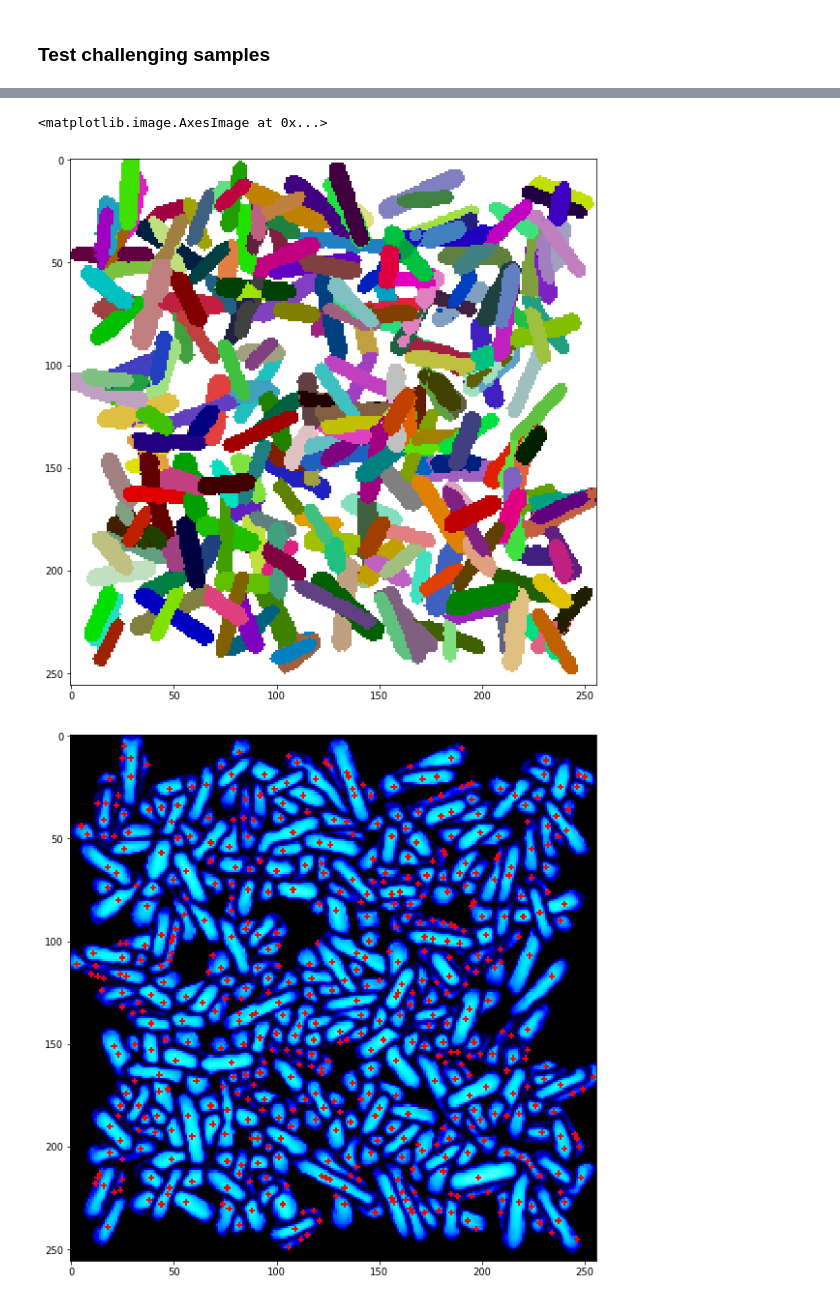
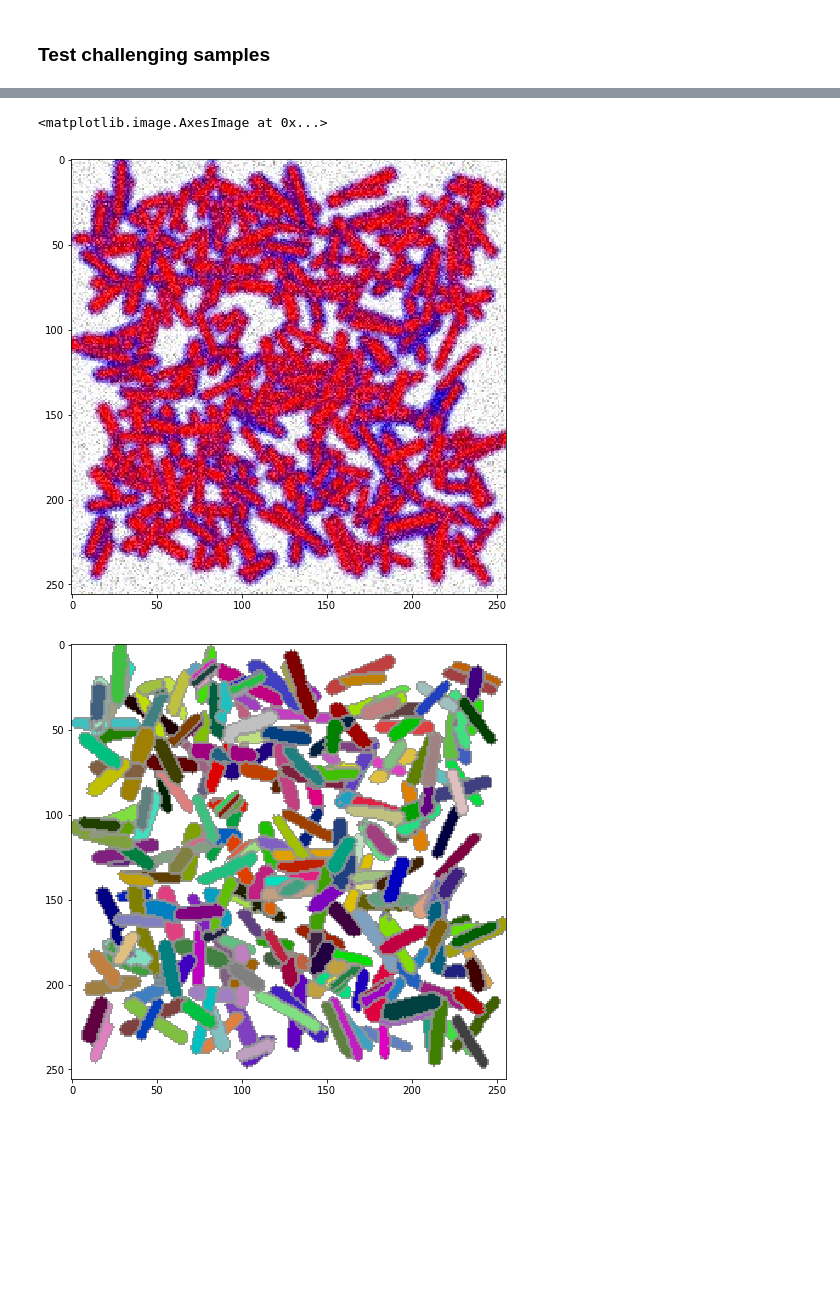
Before and after one commit to SamsungLabs/adaptis, a Jupyter notebook: notebooks/test_toy_model.ipynb, the cells around one changed output, grey strips where cells are left out. Drawn from its saved outputs; the diff is of its cells as text; code cells hidden in the pictures; blank space fills up the shorter version.

```diff
--- a/notebooks/test_toy_model.ipynb
+++ b/notebooks/test_toy_model.ipynb
@@ -4,31 +4,31 @@ import matplotlib.pyplot as plt
 
 import cv2
 import sys
-import mxnet as mx
+import torch
 from tqdm import tnrange
 
 sys.path.insert(0, '..')
 from adaptis.inference.adaptis_sampling import get_panoptic_segmentation
 from adaptis.inference.prediction_model import AdaptISPrediction
 
-ctx = mx.gpu(0)
+device = torch.device('cuda:0')
 # %% [markdown]
 ### Init dataset
 # %%
 from adaptis.data.toy import ToyDataset
 
-dataset_path = '/hdd0/datasets/adaptis_toy/augmented/'
+dataset_path = '/data/adaptis_toy/augmented'
 dataset = ToyDataset(dataset_path, split='test', with_segmentation=True)
 # %% [markdown]
 ### Load model
 # %%
 from adaptis.model.toy.models import get_unet_model
 
-model = get_unet_model(mx.gluon.nn.BatchNorm, with_proposals=True)
-pmodel = AdaptISPrediction(model, dataset)
+model = get_unet_model(norm_layer=torch.nn.BatchNorm2d, with_proposals=True)
+pmodel = AdaptISPrediction(model, dataset, device)
 
-weights_path = '../experiments/toy_2019-06-28_10-41-05/checkpoints/proposals_last_checkpoint.params'
-pmodel.load_parameters(weights_path, ctx)
+weights_path = '../experiments/toy_unet/checkpoints/proposals_last_checkpoint.params'
+pmodel.load_parameters(weights_path)
 # %% [markdown]
 ### Define evaluation function
 # %%
@@ -112,27 +186,32 @@ plt.imshow(sample_image)
 # %%
 from adaptis.utils.vis import visualize_instances, visualize_proposals
 
 dense_sampling_params = {
-    'thresh1': 0.70,
-    'thresh2': 0.60,
+    'thresh1': 0.75,
+    'thresh2': 0.50,
     'ithresh': 0.3,
     'fl_prob': 0.10,
     'fl_eps': 0.003,
     'fl_blur': 2,
-    'max_iters': 2000,
-    'cut_radius': 40
+    'max_iters': 1000,
+    'cut_radius': 48
 }
+
+sample_image = cv2.imread('../images/toy_samples/250_sample_noisy.jpg')[:, :, ::-1].copy()
+plt.figure(figsize=(8, 8))
+plt.imshow(sample_image)
 
 pred = get_panoptic_segmentation(pmodel, sample_image,
                                  sampling_algorithm='proposals',
                                  use_flip=True, **dense_sampling_params)
 
-plt.figure(figsize=(10,10))
-plt.imshow(visualize_instances(pred['instances_mask']))
+plt.figure(figsize=(8,8))
+plt.imshow(visualize_instances(pred['instances_mask'],
+                               boundaries_color=(150, 150, 150), boundaries_alpha=0.8))
 
-plt.figure(figsize=(10,10))
+plt.figure(figsize=(8,8))
 plt.imshow(visualize_proposals(pred['proposals_info']))
 # %% [output]
 <matplotlib.image.AxesImage at 0x...>
-[figure, old version]
+[figure, new version]
-[figure, old version]
+[figure, new version]
```
Also changed, not shown: parts of 11 cells of this notebook, 32 other files.
